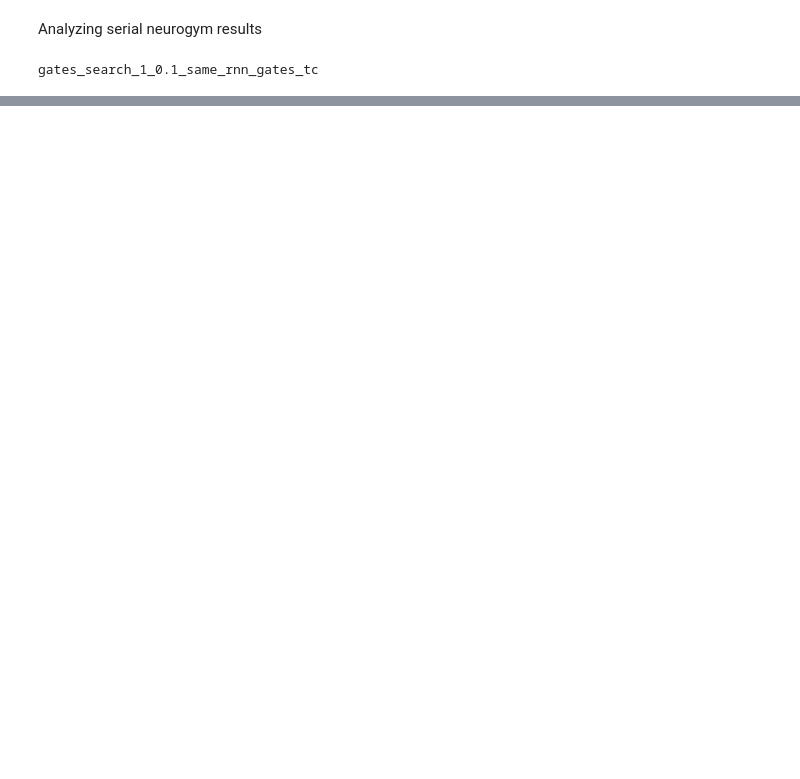
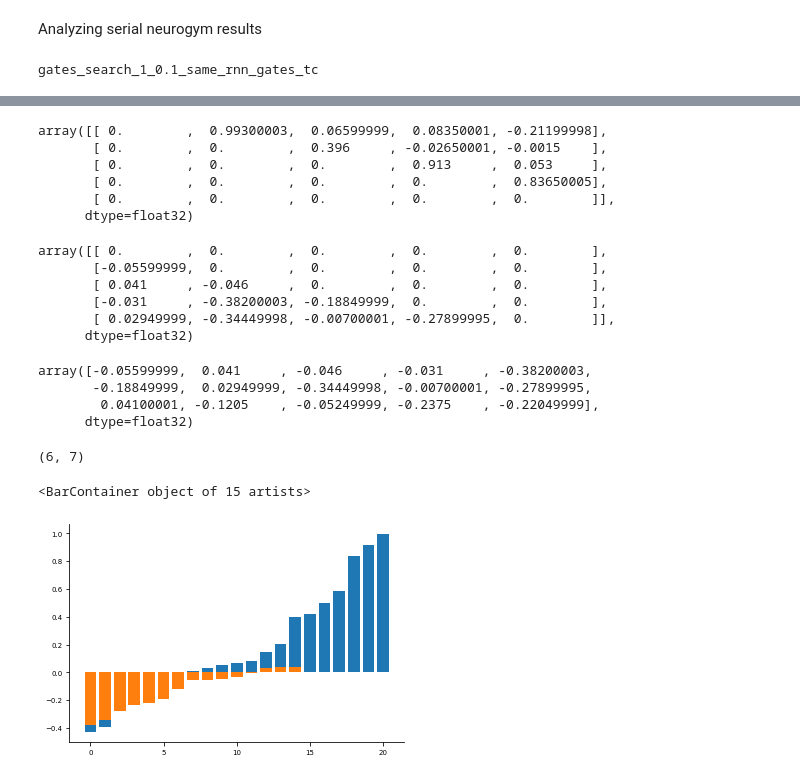
Before and after one commit to weilongzheng/PFC_MD_Modeling, a Jupyter notebook: CL_neurogym/analysis/analyzing_saved_testing_logs.ipynb, the cells around one changed output, grey strips where cells are left out. Saved outputs shown, nothing was run; the diff lists cells and outputs as text; code cells hidden in the pictures; blank space fills up the shorter version.

```diff
--- a/CL_neurogym/analysis/analyzing_saved_testing_logs.ipynb
+++ b/CL_neurogym/analysis/analyzing_saved_testing_logs.ipynb
@@ -297,0 +376,2 @@ fig.savefig(f'./files/{label1}_{label2}comp.png', dpi=600)
+# %%
+tavg = tt.mean(-1)
@@ -297,0 +395,2 @@ fig.savefig(f'./files/{label1}_{label2}comp.png', dpi=600)
+# %%
+tdiff = tavg[1:, :] -  tavg[:-1, :]
@@ -297,0 +401,38 @@ fig.savefig(f'./files/{label1}_{label2}comp.png', dpi=600)
+# %%
+np.triu(tdiff,1)[:5,:5] # returns the matrix with zeros outside of upper triangle. Passing k=1 lifts up the tri to above the first diagnoal
+# %% [output]
+array([[ 0.        ,  0.99300003,  0.06599999,  0.08350001, -0.21199998],
+       [ 0.        ,  0.        ,  0.396     , -0.02650001, -0.0015    ],
+       [ 0.        ,  0.        ,  0.        ,  0.913     ,  0.053     ],
+       [ 0.        ,  0.        ,  0.        ,  0.        ,  0.83650005],
+       [ 0.        ,  0.        ,  0.        ,  0.        ,  0.        ]],
+      dtype=float32)
+# %%
+np.tril(tdiff,-1)[:5,:5] # returns the matrix with zeros outside of upper triangle. Passing k=1 lifts up the tri to above the first diagnoal
+# %% [output]
+array([[ 0.        ,  0.        ,  0.        ,  0.        ,  0.        ],
+       [-0.05599999,  0.        ,  0.        ,  0.        ,  0.        ],
+       [ 0.041     , -0.046     ,  0.        ,  0.        ,  0.        ],
+       [-0.031     , -0.38200003, -0.18849999,  0.        ,  0.        ],
+       [ 0.02949999, -0.34449998, -0.00700001, -0.27899995,  0.        ]],
+      dtype=float32)
+# %%
+ut = tdiff[np.triu_indices_from(tdiff,1)] # this just return the values of all the upper triangular locations above diagonal 1. Pass - instead to get all upper tri
+lt = tdiff[np.tril_indices_from(tdiff,-1)] # this just return the values of all the upper triangular locations above diagonal 1. Pass - instead to get all upper tri
+# %%
+tdiff[np.tril_indices_from(tdiff,-1)]
+# %% [output]
+array([-0.05599999,  0.041     , -0.046     , -0.031     , -0.38200003,
+       -0.18849999,  0.02949999, -0.34449998, -0.00700001, -0.27899995,
+        0.04100001, -0.1205    , -0.05249999, -0.2375    , -0.22049999],
+      dtype=float32)
+# %%
+tdiff.shape
+# %% [output]
+(6, 7)
+# %%
+plt.bar(range(ut.shape[0]), np.sort(ut))
+plt.bar(range(lt.shape[0]), np.sort(lt))
+# %% [output]
+<BarContainer object of 15 artists>
+[figure, added]
```
Also changed, not shown: parts of 23 cells of this notebook, 3 other files.
